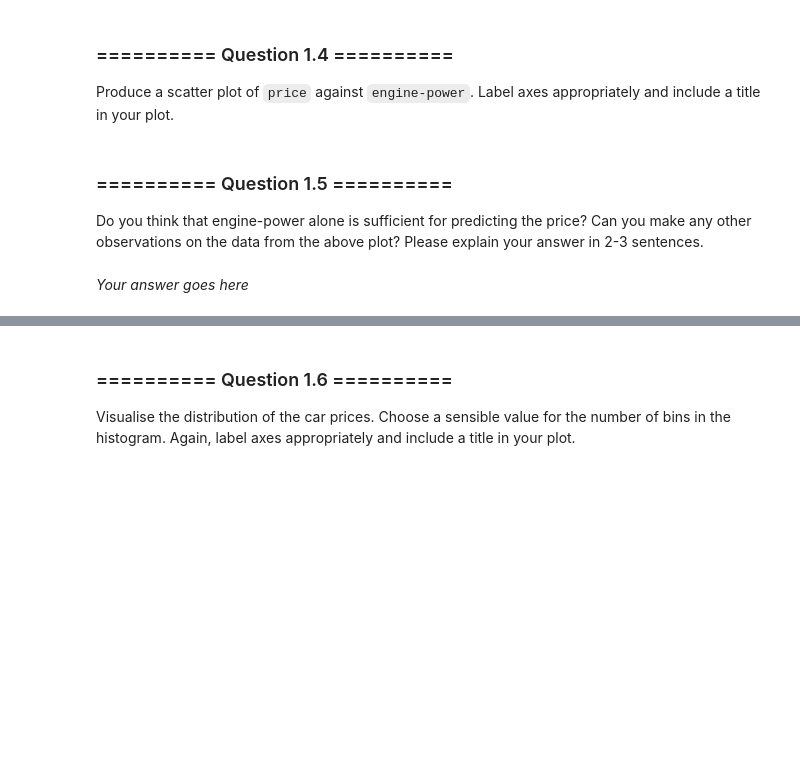
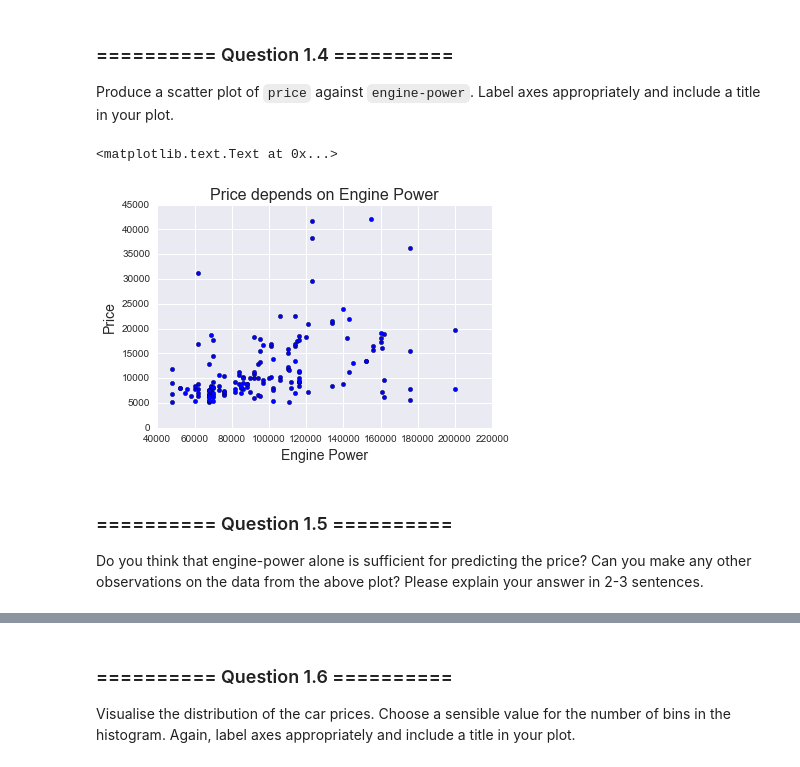
Before and after one commit to richardharmadi/iaml, a Jupyter notebook: 05_Assignment_2.ipynb, the cells around one changed output, grey strips where cells are left out. Saved outputs shown, nothing was run; the diff lists cells and outputs as text; code cells hidden in the pictures; blank space fills up the shorter version.

```diff
--- a/05_Assignment_2.ipynb
+++ b/05_Assignment_2.ipynb
@@ -78,0 +77,5 @@ Load the dataset `train_auto_numeric.csv` into a pandas DataFrame called `auto_n
+# %%
+# Your code goes here
+numeric_path = os.path.join(os.getcwd(),'datasets','train_auto_numeric.csv')
+auto_numeric = pd.read_csv(numeric_path,delimiter=',')
+print (auto_numeric.info())
@@ -94,5 +151,14 @@ Produce a scatter plot of `price` against `engine-power`. Label axes appropriate
+# %%
+# Your code goes here
+x_axis = auto_numeric['engine-power']
+y_axis = auto_numeric['price']
+plt.scatter (x_axis,y_axis)
+plt.title('Price depends on Engine Power', fontsize=16)
+plt.xlabel('Engine Power', fontsize=14)
+plt.ylabel('Price', fontsize=14)
+# %% [output]
+<matplotlib.text.Text at 0x...>
+[figure, added]
 # %% [markdown]
 ### ========== Question 1.5  ==========
 Do you think that engine-power alone is sufficient for predicting the price? Can you make any other observations on the data from the above plot? Please explain your answer in 2-3 sentences.
-# %% [markdown]
-*Your answer goes here*
```
Also changed, not shown: parts of 26 cells of this notebook, 3 other files.
